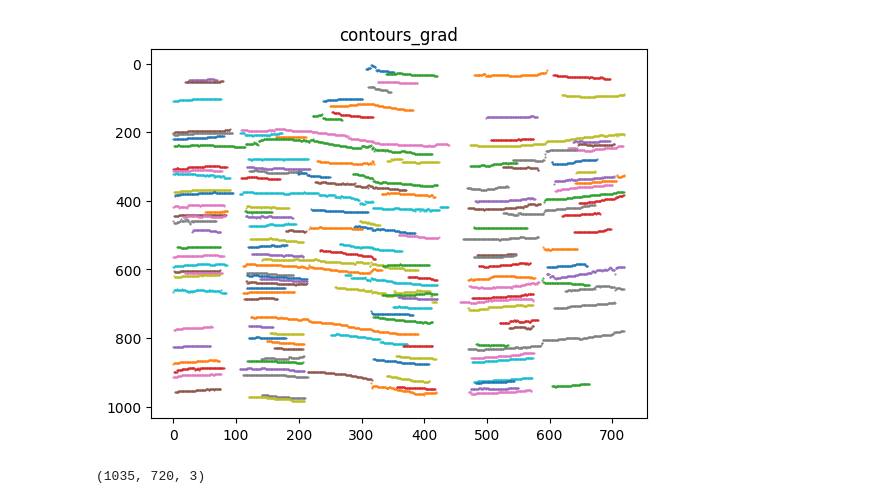
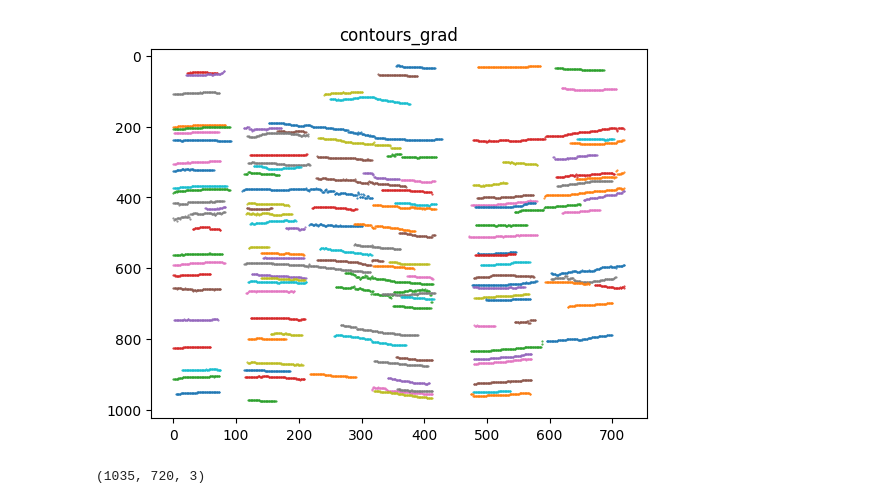
Before and after one commit to minstradamuss/Automatic-placement-of-sinusoids-on-the-image-for-interpreting-KarSar-MS-D-data, a Jupyter notebook: 2_best_grad_version.ipynb, the cells around one changed output. Cells and saved outputs as stored; diff of their text form; code cells hidden in the pictures.

Commit message:
Add best_version scharr/sobel operators 07.08.2025

```diff
--- a/2_best_grad_version.ipynb
+++ b/2_best_grad_version.ipynb
@@ -47,7 +49,7 @@ ds = CurveDataset("/content/new_data")
 # %%
 ω = None
 
-def fit_sinusoid(points, ω, h, max_pts=2000):
+def fit_sinusoid_fast(points, ω, max_pts=2000, min_samples=0.3, residual_threshold=5.0, max_trials=2000, random_state=0):
     points = np.asarray(points)
     xs, ys = points[:, 0], points[:, 1]
 
@@ -59,45 +61,36 @@ def fit_sinusoid(points, ω, h, max_pts=2000):
     xs, ys = xs[order], ys[order]
     ys = median_filter(ys, size=5)
 
-    class SineModel(BaseEstimator, RegressorMixin):
-        def __init__(self, ω):
-            self.ω = ω
-            self.A = None
-            self.θ = None
-            self.y0 = None
-
-        def fit(self, X, y):
-            X = X.flatten()
-            y = y.flatten()
-            def sine_func(x, A, θ, y0):
-                return A * np.sin(self.ω * x + θ) + y0
-
-            p0 = (np.ptp(y)/2, 0, np.mean(y))
-            try:
-                params, _ = curve_fit(sine_func, X, y, p0=p0, maxfev=5000)
-                self.A, self.θ, self.y0 = params
-            except:
-                self.A, self.θ, self.y0 = None, None, None
-            return self
-
-        def predict(self, X):
-            if self.A is None:
-                return np.zeros_like(X.flatten())
-            return self.A * np.sin(self.ω * X.flatten() + self.θ) + self.y0
-
-    model = SineModel(ω)
-    ransac = RANSACRegressor(estimator=model, min_samples=0.4, residual_threshold=5.0, max_trials=10000)
+    X = np.column_stack([np.sin(ω * xs), np.cos(ω * xs)])
+    base = LinearRegression(fit_intercept=True)
+    try:
+        ransac = RANSACRegressor(
+            estimator=base,
+            min_samples=min_samples,
+            residual_threshold=residual_threshold,
+            max_trials=max_trials,
+            random_state=random_state,
+        )
+    except TypeError:
+        ransac = RANSACRegressor(
+            base_estimator=base,
+            min_samples=min_samples,
+            residual_threshold=residual_threshold,
+            max_trials=max_trials,
+            random_state=random_state,
+        )
 
     try:
-        ransac.fit(xs.reshape(-1, 1), ys)
-        A, θ, y0 = ransac.estimator_.A, ransac.estimator_.θ, ransac.estimator_.y0
-        if A is None:
-            return None
+        ransac.fit(X, ys)
+        a, b = ransac.estimator_.coef_
+        y0 = ransac.estimator_.intercept_
+        A = float(np.hypot(a, b))
+        θ  = float(np.arctan2(b, a))
         if A < 0:
             A = -A
             θ = (θ + math.pi) % (2 * math.pi)
         return A, θ, y0
-    except:
+    except Exception:
         return None
 
 def inpaint_image(img):
@@ -107,14 +100,15 @@ def inpaint_image(img):
     return cv2.cvtColor(inpainted, cv2.COLOR_GRAY2RGB)
 
 def gradient_edges(gray):
-    grad_x = cv2.Sobel(gray, cv2.CV_64F, 1, 0, ksize=5)
-    grad_y = cv2.Sobel(gray, cv2.CV_64F, 0, 1, ksize=5)
+    #в целом оба эти оператора показывают хорошие результаты
+    #grad_x = cv2.Scharr(gray, cv2.CV_64F, 0, 1, scale=1)
+    #grad_y = cv2.Scharr(gray, cv2.CV_64F, 1, 0, scale=1)
+    grad_x = cv2.Sobel(gray, cv2.CV_64F, 1, 0, ksize=3)
+    grad_y = cv2.Sobel(gray, cv2.CV_64F, 0, 1, ksize=3)
     magnitude = cv2.magnitude(grad_x, grad_y)
     magnitude = cv2.normalize(magnitude, None, 0, 255, cv2.NORM_MINMAX).astype(np.uint8)
     _, binary = cv2.threshold(magnitude, 40, 255, cv2.THRESH_BINARY)
     return binary
-
-from skimage.morphology import skeletonize
 
 def centerlines_from_grad(mask_bin, min_x_span=50, min_points=80):
     sk = skeletonize((mask_bin > 0)).astype(np.uint8) * 255
@@ -138,15 +132,6 @@ def centerlines_from_grad(mask_bin, min_x_span=50, min_points=80):
 
     return curves
 
-def apply_clahe(img, input_limit = 15):
-    lab = cv2.cvtColor(img, cv2.COLOR_RGB2LAB)
-    l, a, b = cv2.split(lab)
-    clahe = cv2.createCLAHE(clipLimit=input_limit, tileGridSize=(8, 8))
-    l_clahe = clahe.apply(l)
-    lab_clahe = cv2.merge((l_clahe, a, b))
-    img_clahe = cv2.cvtColor(lab_clahe, cv2.COLOR_LAB2RGB)
-    return img_clahe
-
 def detect_and_draw(img_rgb,
                     background="rgb",
                     top_N=20,
@@ -161,8 +146,7 @@ def detect_and_draw(img_rgb,
 
     scored = []
     for pts in tqdm(contours_grad):
-
-            fit = fit_sinusoid(pts, ω, h)
+            fit = fit_sinusoid_fast(pts, ω, h)
             if fit is None:
                 continue
             A, θ, y0 = fit
@@ -210,4 +194,4 @@ detect_and_draw(img_rgb=img)
-[figure, old version]
+[figure, new version]
 # %%
 img.shape
 # %% [output]
```
Also changed, not shown: parts of 9 cells of this notebook.
